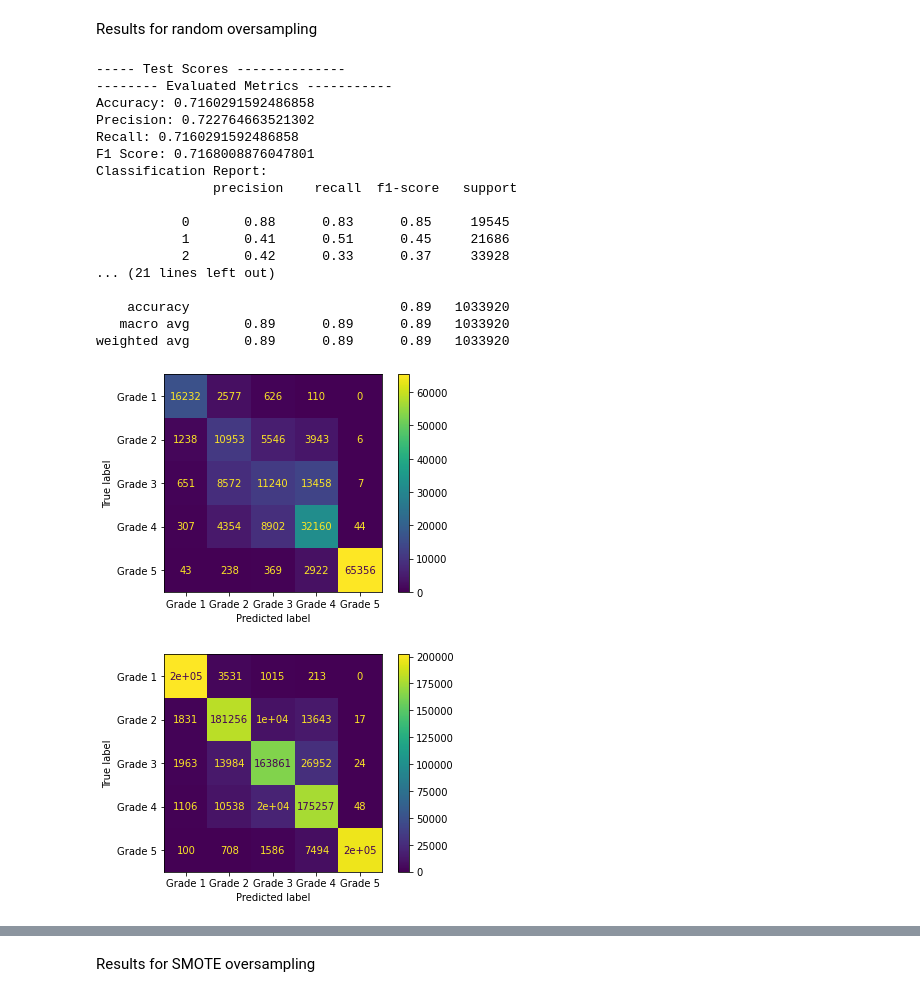
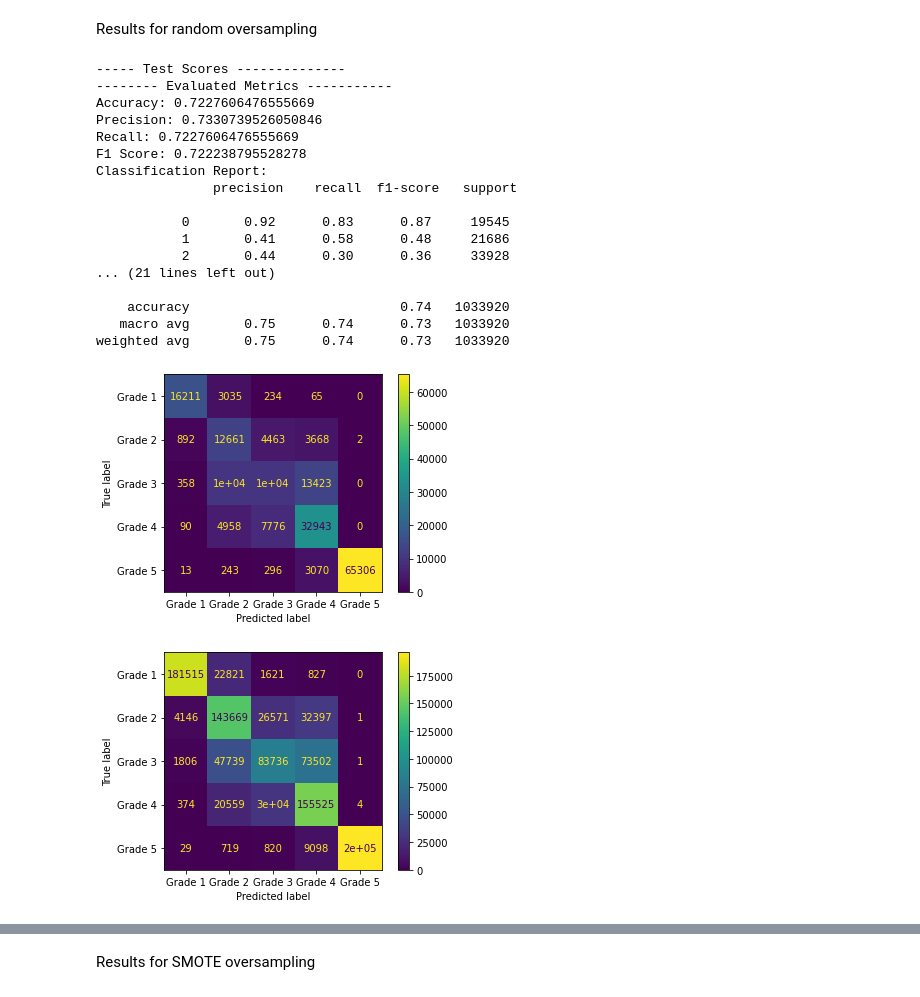
Before and after one commit to JuJu2181/earthquake-damage-predictor, a Jupyter notebook: Codes/earthquake_damage_prediction2.ipynb, the cells around one changed output, grey strips where cells are left out. Cells and saved outputs as stored; diff of their text form; code cells hidden in the pictures.

```diff
--- a/Codes/earthquake_damage_prediction2.ipynb
+++ b/Codes/earthquake_damage_prediction2.ipynb
@@ -819,39 +867,37 @@ Results for random oversampling
 # %%
 # for test data
 # variables
 evaluated_model = forest2
-# XTest = X_test_ros1
-# XTrain = X_train_ros1
-XTest = X_test_ros_pca
-XTrain = X_train_ros_pca
+XTest = X_test_ros1
+XTrain = X_train_ros1
 yTrain = y_train_ros
 yTest = y_test
 print('----- Test Scores --------------')
 y_pred_test = evaluated_model.predict(XTest)
 showMetrics(y_pred_test,yTest)
 showConfusionMatrix(evaluated_model, XTest,yTest)
 # for training data
 print('----- Training Scores --------------')
 y_pred_train = evaluated_model.predict(XTrain)
 showMetrics(y_pred_train,yTrain)
 showConfusionMatrix(evaluated_model, XTrain, yTrain)
 # %% [output]
 ----- Test Scores --------------
 -------- Evaluated Metrics -----------
-Accuracy: 0.7160291592486858
-Precision: 0.722764663521302
-Recall: 0.7160291592486858
-F1 Score: 0.7168008876047801
+Accuracy: 0.7227606476555669
+Precision: 0.7330739526050846
+Recall: 0.7227606476555669
+F1 Score: 0.722238795528278
 Classification Report:
                precision    recall  f1-score   support
 
-           0       0.88      0.83      0.85     19545
-           1       0.41      0.51      0.45     21686
-           2       0.42      0.33      0.37     33928
+           0       0.92      0.83      0.87     19545
+           1       0.41      0.58      0.48     21686
+           2       0.44      0.30      0.36     33928
 ... (21 lines left out)
 
-    accuracy                           0.89   1033920
-   macro avg       0.89      0.89      0.89   1033920
-weighted avg       0.89      0.89      0.89   1033920
+    accuracy                           0.74   1033920
+   macro avg       0.75      0.74      0.73   1033920
+weighted avg       0.75      0.74      0.73   1033920
-[figure, old version]
+[figure, new version]
-[figure, old version]
+[figure, new version]
```
Also changed, not shown: parts of 24 cells of this notebook, 6 other files.
